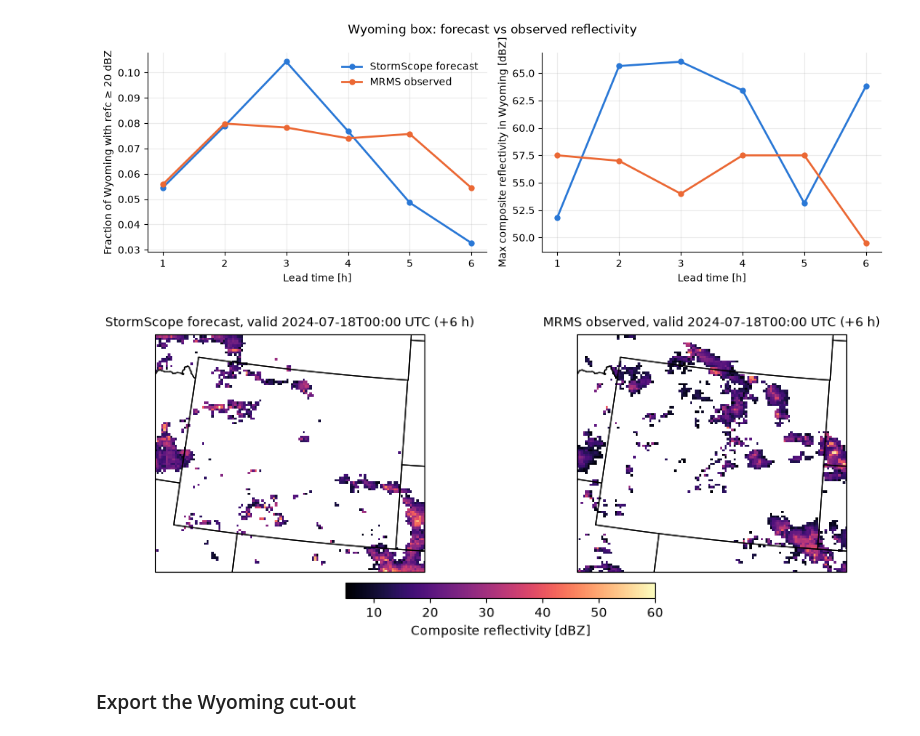
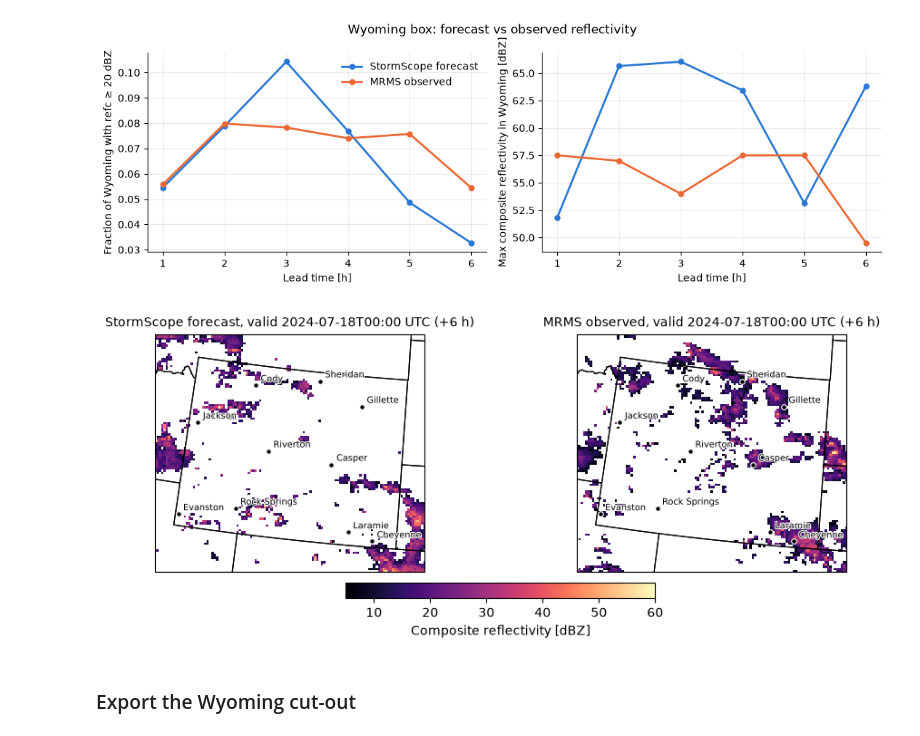
Before and after one commit to negin513/wyoming-ai-forecast, a Jupyter notebook: aiwp_stormscope_wyoming.ipynb, the cells around one changed output. Saved outputs shown, nothing was run; the diff lists cells and outputs as text; code cells hidden in the pictures.

Commit message:
Mark major Wyoming towns (Cheyenne, Laramie, Casper, ...) on the StormScope maps

```diff
--- a/aiwp_stormscope_wyoming.ipynb
+++ b/aiwp_stormscope_wyoming.ipynb
@@ -76,6 +77,20 @@ SEED = 1234
 # Wyoming bounding box (degrees; lon in [-180, 180])
 WY = dict(lat_min=41.0, lat_max=45.0, lon_min=-111.05, lon_max=-104.05)
 
+# Major Wyoming cities/towns to mark on the maps: name -> (lat, lon)
+WY_CITIES = {
+    "Cheyenne": (41.140, -104.820),
+    "Laramie": (41.311, -105.591),
+    "Casper": (42.867, -106.313),
+    "Gillette": (44.291, -105.502),
+    "Rock Springs": (41.587, -109.203),
+    "Sheridan": (44.797, -106.956),
+    "Jackson": (43.480, -110.762),
+    "Evanston": (41.268, -110.963),
+    "Riverton": (43.025, -108.380),
+    "Cody": (44.526, -109.056),
+}
+
 time_aiwp = to_time_array([START_TIME_AIWP])
 time_ss = to_time_array([START_TIME_STORMSCOPE])
 lead_times = np.array([np.timedelta64(i, "h") for i in range(N_STEPS + 1)])
@@ -364,6 +377,16 @@ def draw_wy_box(ax, **kw):
     lats = [WY["lat_min"], WY["lat_min"], WY["lat_max"], WY["lat_max"], WY["lat_min"]]
     ax.plot(lons, lats, transform=ccrs.PlateCarree(), **kw)
 
+def add_cities(ax, color="white", edge="black", fontsize=7, label=True):
+    # Mark the Wyoming cities with a dot and (optionally) a name label
+    for name, (lat, lon) in WY_CITIES.items():
+        ax.plot(lon, lat, marker="o", markersize=4, markerfacecolor=color, markeredgecolor=edge,
+                markeredgewidth=0.8, linestyle="none", transform=ccrs.PlateCarree(), zorder=10)
+        if label:
+            ax.annotate(name, xy=(lon, lat), xycoords=ccrs.PlateCarree()._as_mpl_transform(ax),
+                        xytext=(4, 3), textcoords="offset points", fontsize=fontsize, color=color,
+                        path_effects=[pe.withStroke(linewidth=1.5, foreground=edge)], zorder=11)
+
 def plot_goes_mrms(ax, ir, refc, title):
     im = ax.pcolormesh(lon_m, lat_m, ir, transform=ccrs.PlateCarree(), cmap="gray_r", shading="auto", vmin=200, vmax=300)
     refc_masked = np.where(refc <= 5, np.nan, refc)
@@ -378,6 +401,7 @@ ax = plt.axes(projection=proj_hrrr)
 im, im2 = plot_goes_mrms(ax, goes_fc[k, i_ir], mrms_fc[k, i_refc],
                          f"StormScope (AIWP-conditioned) valid {str(valid_times[k])[:16]} UTC, lead +{k+1} h")
 draw_wy_box(ax, color="#2a78d6", linewidth=2)
+add_cities(ax, label=False)
 plt.colorbar(im, ax=ax, orientation="horizontal", pad=0.03, shrink=0.45, label="GOES ABI-13 clean IR brightness temperature [K]")
 plt.colorbar(im2, ax=ax, orientation="horizontal", pad=0.08, shrink=0.45, label="MRMS composite reflectivity [dBZ]")
 plt.tight_layout(); plt.savefig("outputs/conus_final_step.png", dpi=150); plt.show()
@@ -414,6 +441,7 @@ for k, ax in enumerate(axes.ravel()):
         ax.set_visible(False); continue
     im, im2 = plot_goes_mrms(ax, goes_fc[k, i_ir], mrms_fc[k, i_refc], f"+{k+1} h  valid {str(valid_times[k])[11:16]} UTC")
     ax.set_extent(WY_EXTENT, crs=ccrs.PlateCarree())
+    add_cities(ax, fontsize=6)
 fig.suptitle(f"StormScope forecast over Wyoming, init {START_TIME_STORMSCOPE:%Y-%m-%d %H} UTC (z500 from FCN3)", y=1.0)
 fig.colorbar(im2, ax=axes, orientation="horizontal", shrink=0.4, pad=0.03, label="Forecast MRMS composite reflectivity [dBZ]")
 plt.savefig("outputs/wyoming_hourly.png", dpi=150); plt.show()
@@ -484,17 +512,18 @@ plt.tight_layout(); plt.savefig("outputs/wyoming_verification.png", dpi=150); pl
 # %%
 # Side-by-side forecast vs observed reflectivity over Wyoming at the final step
 k = N_STEPS - 1
 fig, axes = plt.subplots(1, 2, figsize=(11, 4.2), subplot_kw=dict(projection=proj_hrrr))
 for ax, field, name in [(axes[0], mrms_fc[k, i_refc], "StormScope forecast"), (axes[1], mrms_obs[k], "MRMS observed")]:
     im2 = ax.pcolormesh(lon_m, lat_m, np.where(field <= 5, np.nan, field), transform=ccrs.PlateCarree(),
                         cmap="magma", shading="auto", vmin=5, vmax=60)
     ax.add_feature(cfeature.STATES, edgecolor="black", linewidth=0.8)
     ax.set_extent(WY_EXTENT, crs=ccrs.PlateCarree())
+    add_cities(ax, color="black", edge="white", fontsize=7)
     ax.set_title(f"{name}, valid {str(valid_times[k])[:16]} UTC (+{k+1} h)", fontsize=10)
 fig.colorbar(im2, ax=axes, orientation="horizontal", shrink=0.4, pad=0.04, label="Composite reflectivity [dBZ]")
 plt.savefig("outputs/wyoming_fc_vs_obs.png", dpi=150); plt.show()
 # %% [output]
-[figure, old version]
+[figure, new version]
 # %% [markdown]
 ### Export the Wyoming cut-out
 # %%
```
Also changed, not shown: parts of 8 cells of this notebook, 5 other files.
